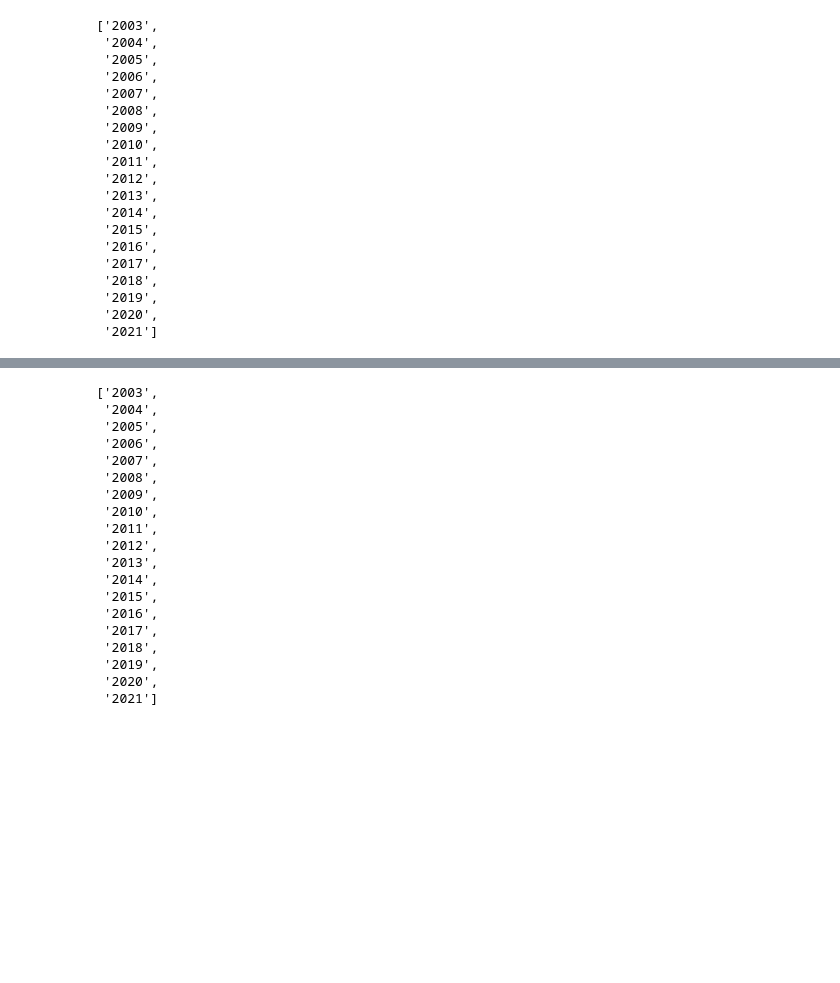
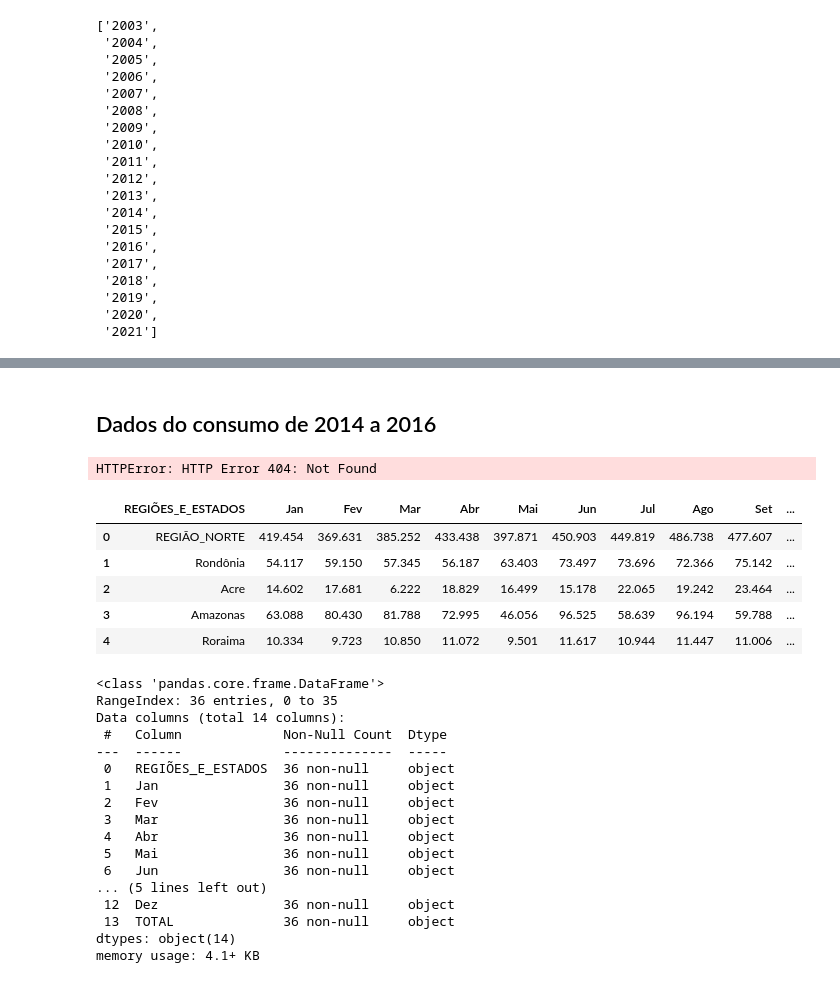
Before and after one commit to LeiteJu/TCC, a Jupyter notebook: notebooks/ingestion.ipynb, the cells around one changed output, grey strips where cells are left out. Cells and saved outputs as stored; diff of their text form; code cells hidden in the pictures; blank space fills up the shorter version.

Commit message:
fixed bugs in data

```diff
--- a/notebooks/ingestion.ipynb
+++ b/notebooks/ingestion.ipynb
@@ -1487,24 +1436,39 @@ memory usage: 283.5+ KB
+# %% [markdown]
+## Dados do consumo de 2014 a 2016
+# %%
+y_2014 = pd.read_csv(f"{PATH}consumo_2014_mensais.csv")
+# %% [output]
+HTTPError: HTTP Error 404: Not Found
+# %%
+y_2014=y_2014.infer_objects()
+# %%
+y_2014.head()
+# %% [output]
+|  | REGIÕES_E_ESTADOS | Jan | Fev | Mar | Abr | Mai | Jun | Jul | Ago | Set | ... |
+| 0 | REGIÃO_NORTE | 419.454 | 369.631 | 385.252 | 433.438 | 397.871 | 450.903 | 449.819 | 486.738 | 477.607 | ... |
+| 1 | Rondônia | 54.117 | 59.150 | 57.345 | 56.187 | 63.403 | 73.497 | 73.696 | 72.366 | 75.142 | ... |
+| 2 | Acre | 14.602 | 17.681 | 6.222 | 18.829 | 16.499 | 15.178 | 22.065 | 19.242 | 23.464 | ... |
+| 3 | Amazonas | 63.088 | 80.430 | 81.788 | 72.995 | 46.056 | 96.525 | 58.639 | 96.194 | 59.788 | ... |
+| 4 | Roraima | 10.334 | 9.723 | 10.850 | 11.072 | 9.501 | 11.617 | 10.944 | 11.447 | 11.006 | ... |
 # %%
-xls.sheet_names
+y_2014.info()
 # %% [output]
-['2003',
- '2004',
- '2005',
- '2006',
- '2007',
- '2008',
- '2009',
- '2010',
- '2011',
- '2012',
- '2013',
- '2014',
- '2015',
- '2016',
- '2017',
- '2018',
- '2019',
- '2020',
- '2021']
+<class 'pandas.core.frame.DataFrame'>
+RangeIndex: 36 entries, 0 to 35
+Data columns (total 14 columns):
+ #   Column             Non-Null Count  Dtype
+---  ------             --------------  -----
+ 0   REGIÕES_E_ESTADOS  36 non-null     object
+ 1   Jan                36 non-null     object
+ 2   Fev                36 non-null     object
+ 3   Mar                36 non-null     object
+ 4   Abr                36 non-null     object
+ 5   Mai                36 non-null     object
+ 6   Jun                36 non-null     object
+... (5 lines left out)
+ 12  Dez                36 non-null     object
+ 13  TOTAL              36 non-null     object
+dtypes: object(14)
+memory usage: 4.1+ KB
 # %%
 consumo.to_csv('../dados/input/target.csv', index=False)
```
Also changed, not shown: parts of 25 cells of this notebook, 6 other files.
